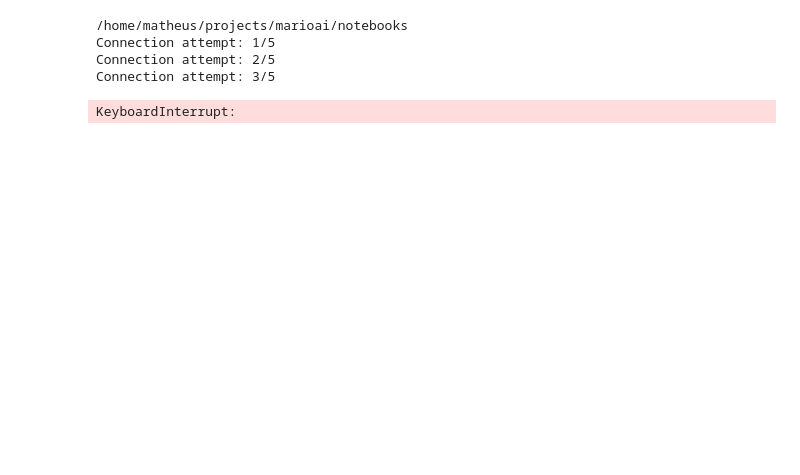
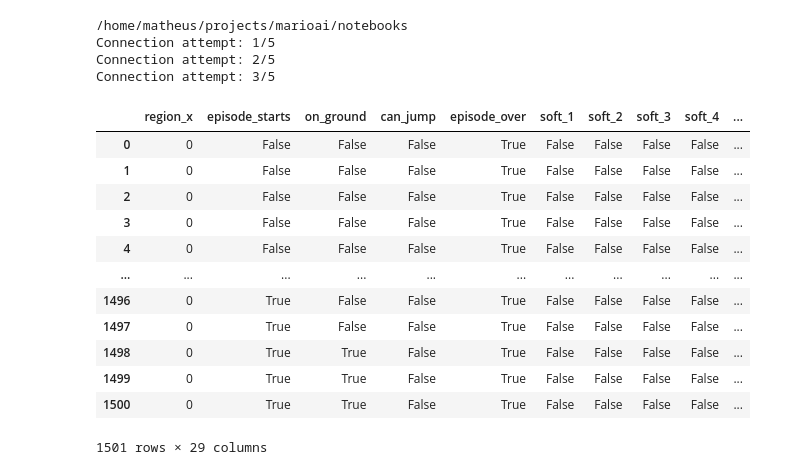
Before and after one commit to renatopp/marioai, a Jupyter notebook: notebooks/monte_carlo.ipynb, the cells around one changed output. Cells and saved outputs as stored; diff of their text form; code cells hidden in the pictures; blank space fills up the shorter version.

Commit message:
state adjust

```diff
--- a/notebooks/monte_carlo.ipynb
+++ b/notebooks/monte_carlo.ipynb
@@ -138,13 +156,28 @@ class MonteCarloAgent(BaseAgent):
         return rewards.sum()
 # %%
-mc_model = MonteCarloAgent(80, 0.99, min_epsilon=0.5)
-mc_model = mc_model.fit(level_difficult=0, mario_mode=0, time_limit=100, response_delay=0, max_fps=360)
+mc_model = MonteCarloAgent(100, 0.99, state_max_dist=2, min_epsilon=0.3, reward_threshold=2, reward_increment=0.5)
+mc_model = mc_model.fit(level_difficult=0, mario_mode=0, time_limit=100, response_delay=0, max_fps=720)
 # %% [output]
 /home/matheus/projects/marioai/notebooks
 Connection attempt: 1/5
 Connection attempt: 2/5
 Connection attempt: 3/5
-KeyboardInterrupt:
+# %%
+pd.DataFrame(mc_model.states)
+# %% [output]
+|  | region_x | episode_starts | on_ground | can_jump | episode_over | soft_1 | soft_2 | soft_3 | soft_4 | ... |
+| 0 | 0 | False | False | False | True | False | False | False | False | ... |
+| 1 | 0 | False | False | False | True | False | False | False | False | ... |
+| 2 | 0 | False | False | False | True | False | False | False | False | ... |
+| 3 | 0 | False | False | False | True | False | False | False | False | ... |
+| 4 | 0 | False | False | False | True | False | False | False | False | ... |
+| ... | ... | ... | ... | ... | ... | ... | ... | ... | ... | ... |
+| 1496 | 0 | True | False | False | True | False | False | False | False | ... |
+| 1497 | 0 | True | False | False | True | False | False | False | False | ... |
+| 1498 | 0 | True | True | False | True | False | False | False | False | ... |
+| 1499 | 0 | True | True | False | True | False | False | False | False | ... |
+| 1500 | 0 | True | True | False | True | False | False | False | False | ... |
+1501 rows × 29 columns
 # %%
 
 plt.plot(range(len(mc_model.fit_rewards)), mc_model.fit_rewards)
```
Also changed, not shown: parts of 6 cells of this notebook, 1 other file.
